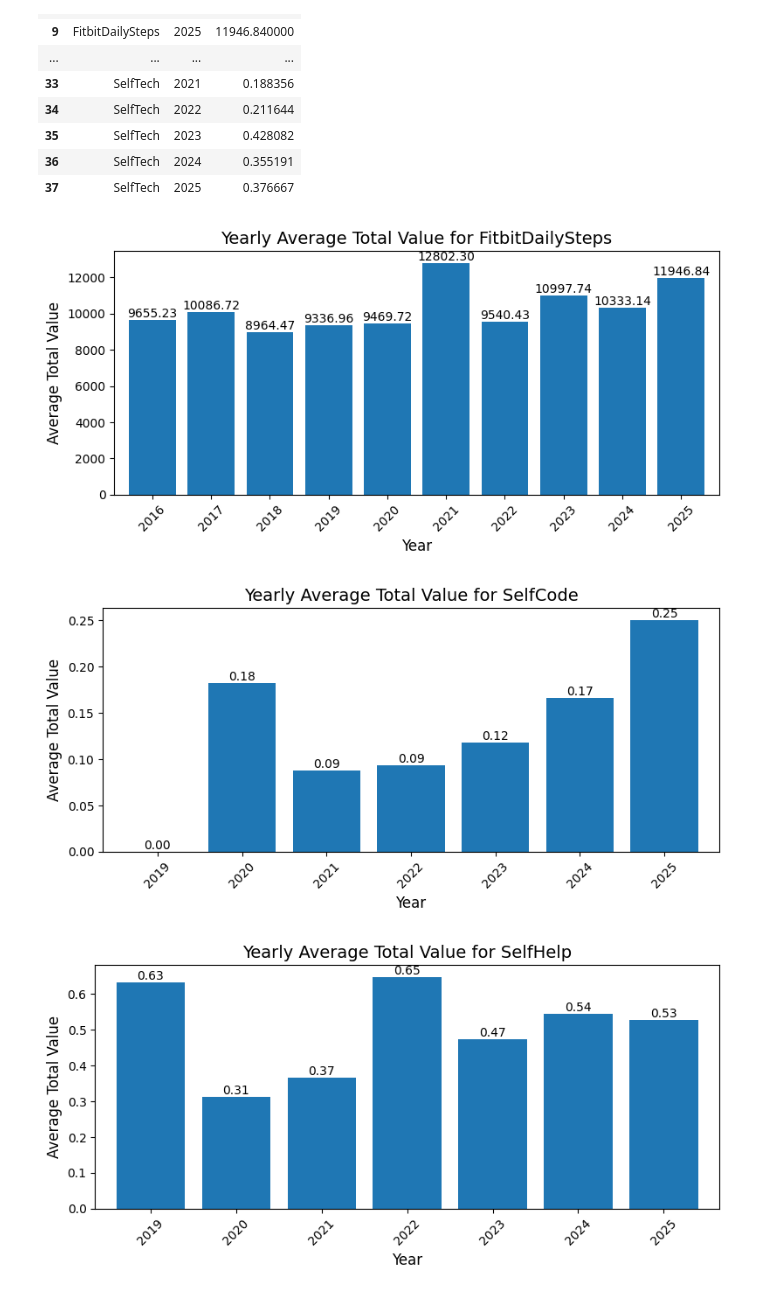
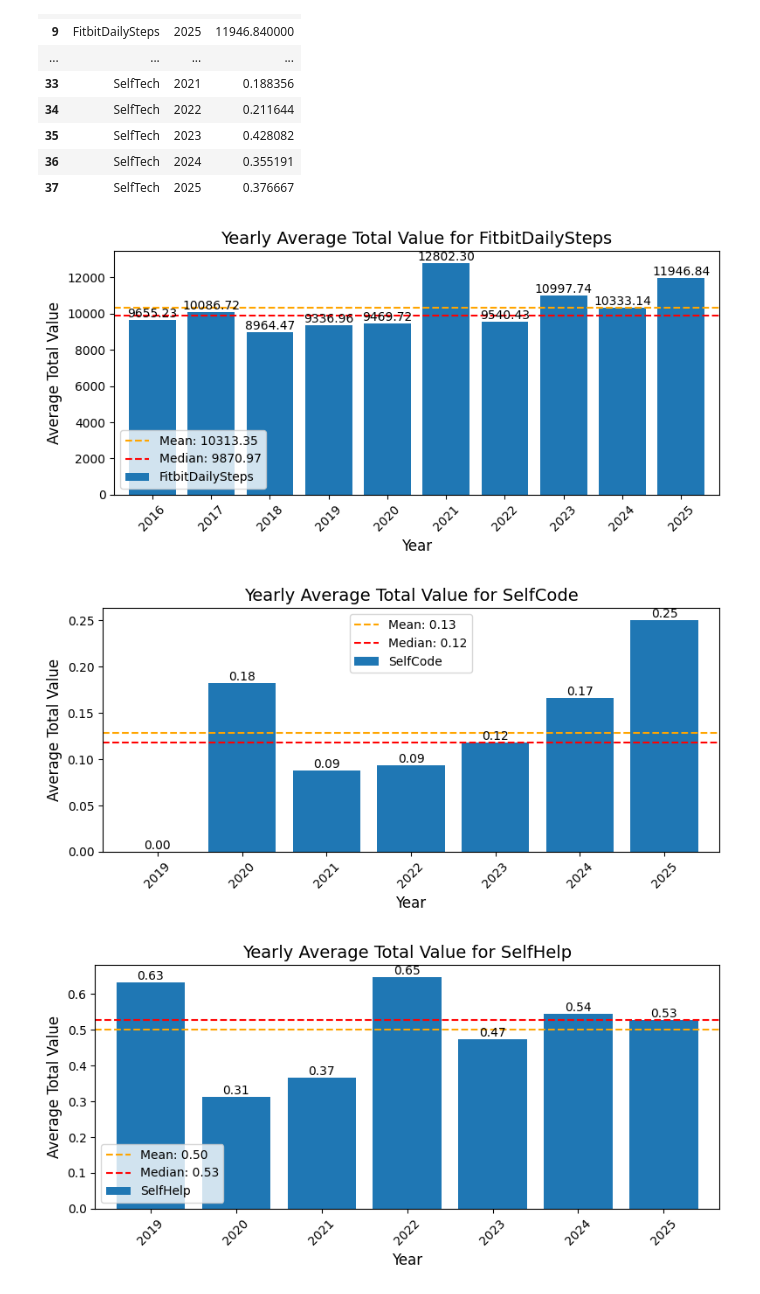
Before and after one commit to NagendraSUVCE/DailyPulse, a Jupyter notebook: DailyPulseMVC/SelfTech/PythonForDataAnalytics/python_3rdhouronwards.ipynb, the cells around one changed output. Saved outputs shown, nothing was run; the diff lists cells and outputs as text; code cells hidden in the pictures.

Commit message:
changes to show mena and median on each of the graph

```diff
--- a/DailyPulseMVC/SelfTech/PythonForDataAnalytics/python_3rdhouronwards.ipynb
+++ b/DailyPulseMVC/SelfTech/PythonForDataAnalytics/python_3rdhouronwards.ipynb
@@ -174,27 +174,41 @@ yearly_avg
 | 37 | SelfTech | 2025 | 0.376667 |
 # %%
 pivot_data = yearly_avg.pivot(index='Year', columns='Category', values='TotalValue')
+
 # Iterate through each category and plot a separate graph
 for category in pivot_data.columns:
     plt.figure(figsize=(8, 4))
     ax = pivot_data[category].dropna().plot(kind='bar', width=0.8)
 
     # Add labels and title
     plt.title(f'Yearly Average Total Value for {category}', fontsize=14)
     plt.xlabel('Year', fontsize=12)
     plt.ylabel('Average Total Value', fontsize=12)
     plt.xticks(rotation=45, fontsize=10)
     plt.tight_layout()
 
+    # Calculate mean and median for the category
+    mean_value = pivot_data[category].mean()
+    median_value = pivot_data[category].median()
+
+    # Plot mean as an orange dotted line
+    plt.axhline(y=mean_value, color='orange', linestyle='--', linewidth=1.5, label=f'Mean: {mean_value:.2f}')
+
+    # Plot median as a red dotted line
+    plt.axhline(y=median_value, color='red', linestyle='--', linewidth=1.5, label=f'Median: {median_value:.2f}')
+
     # Annotate each bar with its value
     for p in ax.patches:
         ax.annotate(f'{p.get_height():.2f}',
                     (p.get_x() + p.get_width() / 2, p.get_height()),
                     ha='center', va='bottom', fontsize=10)
 
+    # Add legend
+    plt.legend(fontsize=10)
+
     # Show the plot
     plt.show()
 # %% [output]
-[figure, old version]
+[figure, new version]
-[figure, old version]
+[figure, new version]
-[figure, old version]
+[figure, new version]
```
Also changed, not shown: parts of 3 cells of this notebook.
